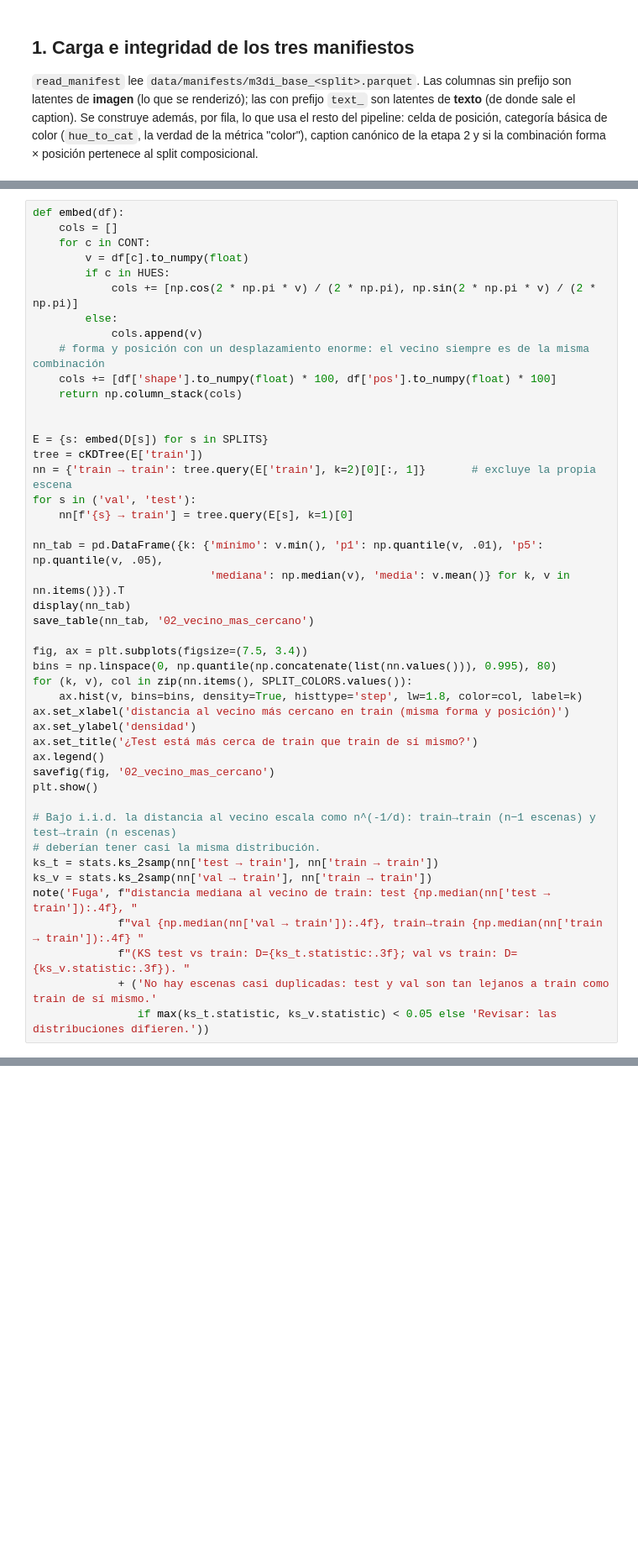
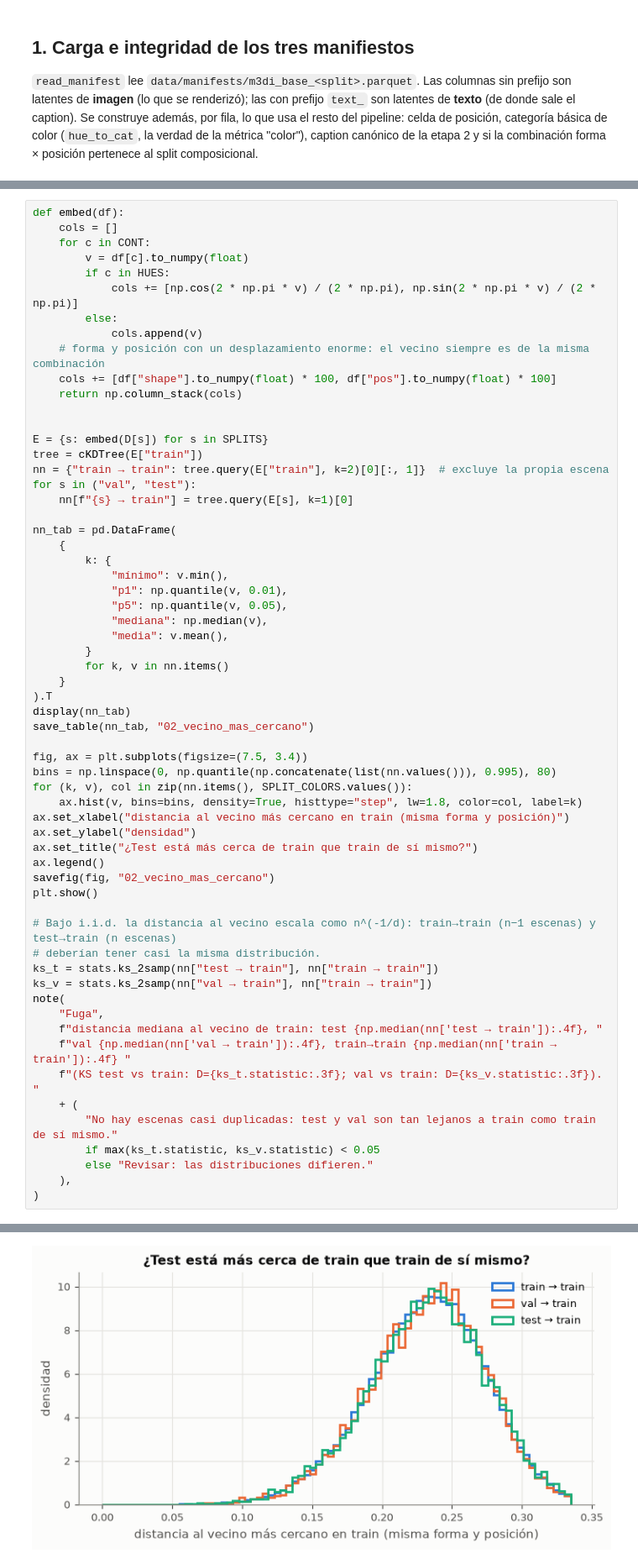
Before and after one commit to BrnoOr/Multimodal_LLM, a Jupyter notebook: notebooks/06_eda_splits.ipynb, the cells around one changed output, grey strips where cells are left out. Shown at 84% size. Drawn from its saved outputs; the diff is of its cells as text; blank space fills up the shorter version.

```diff
--- a/notebooks/06_eda_splits.ipynb
+++ b/notebooks/06_eda_splits.ipynb
@@ -333,41 +452,57 @@ def embed(df):
         else:
             cols.append(v)
     # forma y posición con un desplazamiento enorme: el vecino siempre es de la misma combinación
-    cols += [df['shape'].to_numpy(float) * 100, df['pos'].to_numpy(float) * 100]
+    cols += [df["shape"].to_numpy(float) * 100, df["pos"].to_numpy(float) * 100]
     return np.column_stack(cols)
 
 
 E = {s: embed(D[s]) for s in SPLITS}
-tree = cKDTree(E['train'])
-nn = {'train → train': tree.query(E['train'], k=2)[0][:, 1]}       # excluye la propia escena
-for s in ('val', 'test'):
-    nn[f'{s} → train'] = tree.query(E[s], k=1)[0]
+tree = cKDTree(E["train"])
+nn = {"train → train": tree.query(E["train"], k=2)[0][:, 1]}  # excluye la propia escena
+for s in ("val", "test"):
+    nn[f"{s} → train"] = tree.query(E[s], k=1)[0]
 
-nn_tab = pd.DataFrame({k: {'mínimo': v.min(), 'p1': np.quantile(v, .01), 'p5': np.quantile(v, .05),
-                           'mediana': np.median(v), 'media': v.mean()} for k, v in nn.items()}).T
+nn_tab = pd.DataFrame(
+    {
+        k: {
+            "mínimo": v.min(),
+            "p1": np.quantile(v, 0.01),
+            "p5": np.quantile(v, 0.05),
+            "mediana": np.median(v),
+            "media": v.mean(),
+        }
+        for k, v in nn.items()
+    }
+).T
 display(nn_tab)
-save_table(nn_tab, '02_vecino_mas_cercano')
+save_table(nn_tab, "02_vecino_mas_cercano")
 
 fig, ax = plt.subplots(figsize=(7.5, 3.4))
 bins = np.linspace(0, np.quantile(np.concatenate(list(nn.values())), 0.995), 80)
 for (k, v), col in zip(nn.items(), SPLIT_COLORS.values()):
-    ax.hist(v, bins=bins, density=True, histtype='step', lw=1.8, color=col, label=k)
-ax.set_xlabel('distancia al vecino más cercano en train (misma forma y posición)')
-ax.set_ylabel('densidad')
-ax.set_title('¿Test está más cerca de train que train de sí mismo?')
+    ax.hist(v, bins=bins, density=True, histtype="step", lw=1.8, color=col, label=k)
+ax.set_xlabel("distancia al vecino más cercano en train (misma forma y posición)")
+ax.set_ylabel("densidad")
+ax.set_title("¿Test está más cerca de train que train de sí mismo?")
 ax.legend()
-savefig(fig, '02_vecino_mas_cercano')
+savefig(fig, "02_vecino_mas_cercano")
 plt.show()
 
 # Bajo i.i.d. la distancia al vecino escala como n^(-1/d): train→train (n−1 escenas) y test→train (n escenas)
 # deberían tener casi la misma distribución.
-ks_t = stats.ks_2samp(nn['test → train'], nn['train → train'])
-ks_v = stats.ks_2samp(nn['val → train'], nn['train → train'])
-note('Fuga', f"distancia mediana al vecino de train: test {np.median(nn['test → train']):.4f}, "
-             f"val {np.median(nn['val → train']):.4f}, train→train {np.median(nn['train → train']):.4f} "
-             f"(KS test vs train: D={ks_t.statistic:.3f}; val vs train: D={ks_v.statistic:.3f}). "
-             + ('No hay escenas casi duplicadas: test y val son tan lejanos a train como train de sí mismo.'
-                if max(ks_t.statistic, ks_v.statistic) < 0.05 else 'Revisar: las distribuciones difieren.'))
+ks_t = stats.ks_2samp(nn["test → train"], nn["train → train"])
+ks_v = stats.ks_2samp(nn["val → train"], nn["train → train"])
+note(
+    "Fuga",
+    f"distancia mediana al vecino de train: test {np.median(nn['test → train']):.4f}, "
+    f"val {np.median(nn['val → train']):.4f}, train→train {np.median(nn['train → train']):.4f} "
+    f"(KS test vs train: D={ks_t.statistic:.3f}; val vs train: D={ks_v.statistic:.3f}). "
+    + (
+        "No hay escenas casi duplicadas: test y val son tan lejanos a train como train de sí mismo."
+        if max(ks_t.statistic, ks_v.statistic) < 0.05
+        else "Revisar: las distribuciones difieren."
+    ),
+)
 # %% [output]
 |  | mínimo | p1 | p5 | mediana | media |
 | train → train | 0.0508 | 0.1252 | 0.1579 | 0.2334 | 0.2316 |
@@ -377,3 +512,4 @@ findfont: Failed to find font weight semibold for DejaVu Sans, now using 700.
+[figure, added]
 • [Fuga] distancia mediana al vecino de train: test 0.2338, val 0.2344, train→train 0.2334 (KS test vs train: D=0.011; val vs train: D=0.012). No hay escenas casi duplicadas: test y val son tan lejano ...
 # %% [markdown]
 ### 2.1 Captions repetidos entre splits
```
Also changed, not shown: parts of 19 cells of this notebook, 49 other files.
